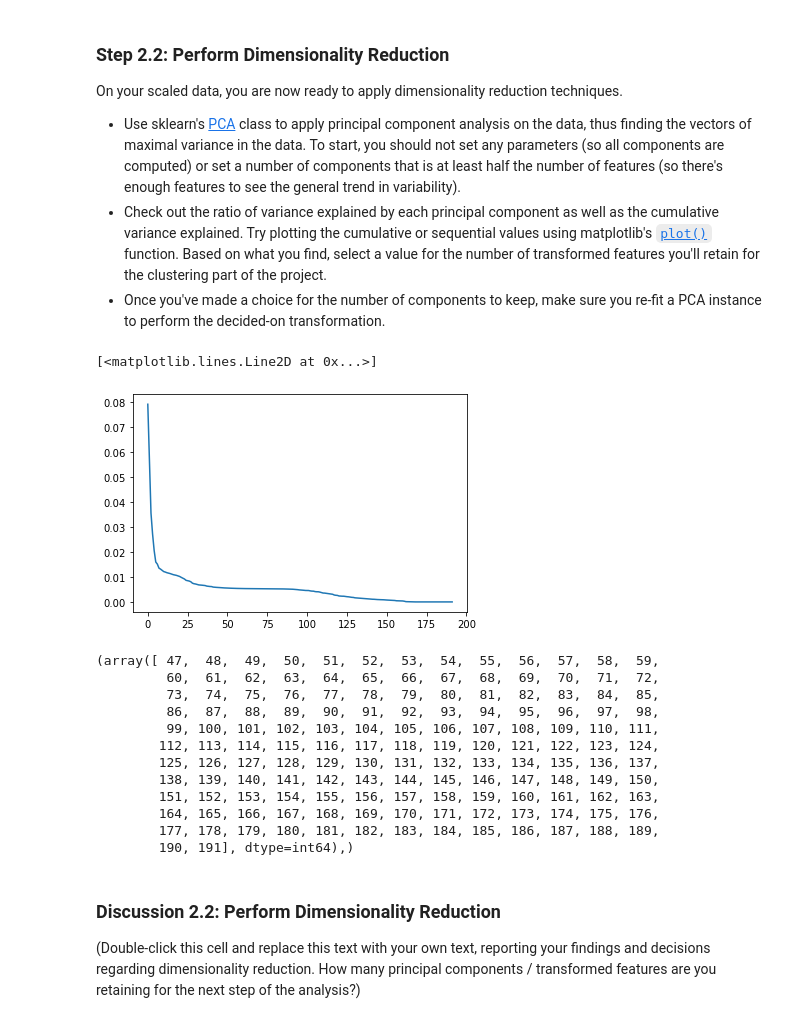
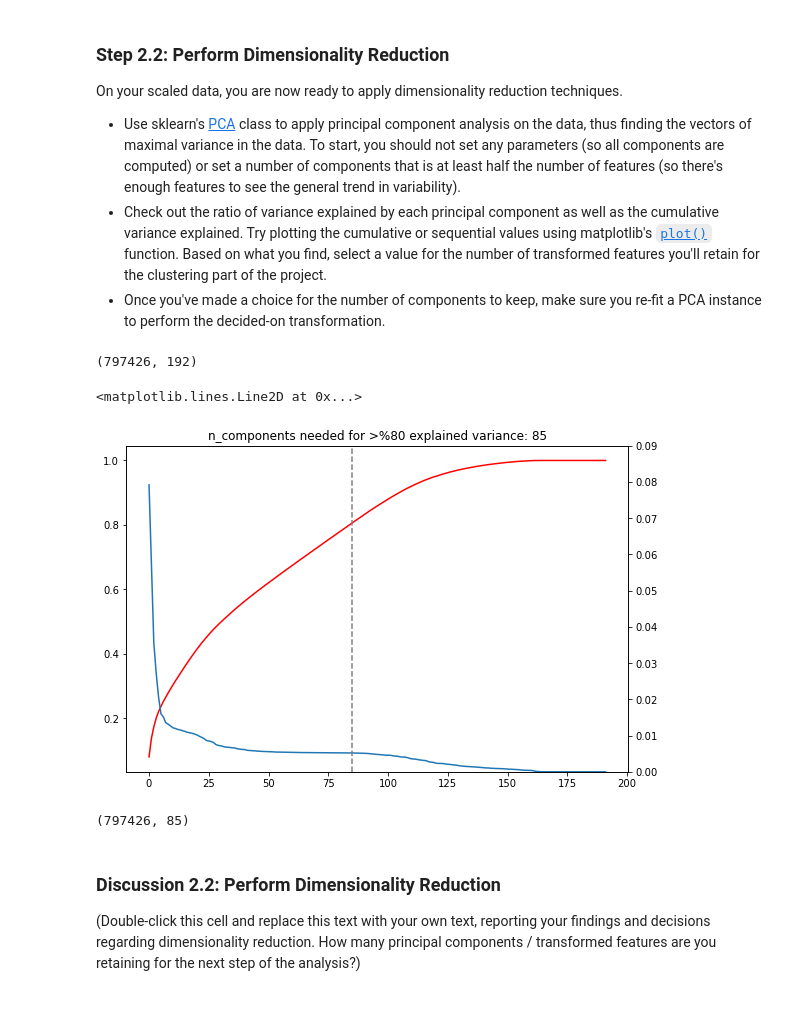
Before and after one commit to maleksaati/Identify_Customer_Segments, a Jupyter notebook: Identify_Customer_Segments.ipynb, the cells around one changed output. Saved outputs shown, nothing was run; the diff lists cells and outputs as text; code cells hidden in the pictures.

```diff
--- a/Identify_Customer_Segments.ipynb
+++ b/Identify_Customer_Segments.ipynb
@@ -635,35 +632,35 @@ On your scaled data, you are now ready to apply dimensionality reduction techniq
 - Use sklearn's [PCA](http://scikit-learn.org/stable/modules/generated/sklearn.decomposition.PCA.html) class to apply principal component analysis on the data, thus finding the vectors of maximal variance in the data. To start, you should not set any parameters (so all components are computed) or set a number of components that is at least half the number of features (so there's enough features to see the general trend in variability).
 - Check out the ratio of variance explained by each principal component as well as the cumulative variance explained. Try plotting the cumulative or sequential values using matplotlib's [`plot()`](https://matplotlib.org/api/_as_gen/matplotlib.pyplot.plot.html) function. Based on what you find, select a value for the number of transformed features you'll retain for the clustering part of the project.
 - Once you've made a choice for the number of components to keep, make sure you re-fit a PCA instance to perform the decided-on transformation.
+# %%
+azdias.shape
+# %% [output]
+(797426, 192)
 # %%
 # Apply PCA to the data.
 
 from sklearn.decomposition import PCA
 pca = PCA()
 azdias_pca = pca.fit_transform(azdias)
-# %%
-# Investigate the variance accounted for by each principal component.
-
-
-
-plt.plot(pca.explained_variance_ratio_, label='Variance',)
-# %% [output]
-[<matplotlib.lines.Line2D at 0x...>]
-[figure, removed]
-# %%
-np.where(np.cumsum(pca.explained_variance_ratio_)>0.6)
-# %% [output]
-(array([ 47,  48,  49,  50,  51,  52,  53,  54,  55,  56,  57,  58,  59,
-         60,  61,  62,  63,  64,  65,  66,  67,  68,  69,  70,  71,  72,
-         73,  74,  75,  76,  77,  78,  79,  80,  81,  82,  83,  84,  85,
-         86,  87,  88,  89,  90,  91,  92,  93,  94,  95,  96,  97,  98,
-         99, 100, 101, 102, 103, 104, 105, 106, 107, 108, 109, 110, 111,
-        112, 113, 114, 115, 116, 117, 118, 119, 120, 121, 122, 123, 124,
-        125, 126, 127, 128, 129, 130, 131, 132, 133, 134, 135, 136, 137,
-        138, 139, 140, 141, 142, 143, 144, 145, 146, 147, 148, 149, 150,
-        151, 152, 153, 154, 155, 156, 157, 158, 159, 160, 161, 162, 163,
-        164, 165, 166, 167, 168, 169, 170, 171, 172, 173, 174, 175, 176,
-        177, 178, 179, 180, 181, 182, 183, 184, 185, 186, 187, 188, 189,
-        190, 191], dtype=int64),)
+# %%
+# Investigate the variance accounted for by each principal component.
+n_components = min(np.where(np.cumsum(pca.explained_variance_ratio_)>0.8)[0]+1)
+
+fig, ax1 = plt.subplots(figsize=(9, 6))
+
+# Instantiate a second axes that shares the same x-axis
+ax2 = ax1.twinx()
+ax.set_ylim(0, 1);
+ax2.set_ylim(0, 0.09);
+
+ax1.plot(np.cumsum(pca.explained_variance_ratio_), label='Cumulative Variance',color = 'red')
+ax2.plot(pca.explained_variance_ratio_,label='Variance');
+
+
+plt.title('n_components needed for >%80 explained variance: {}'.format(n_components));
+plt.axvline(n_components, linestyle='dashed', color='grey')
+# %% [output]
+<matplotlib.lines.Line2D at 0x...>
+[figure, added]
 # %%
 # Re-apply PCA to the data while selecting for number of components to retain.
@@ -670,3 +669,7 @@ np.where(np.cumsum(pca.explained_variance_ratio_)>0.6)
+# %%
+azdias_pca.shape
+# %% [output]
+(797426, 85)
 # %% [markdown]
 ### Discussion 2.2: Perform Dimensionality Reduction
 
```
Also changed, not shown: parts of 18 cells of this notebook, 1 other file.
